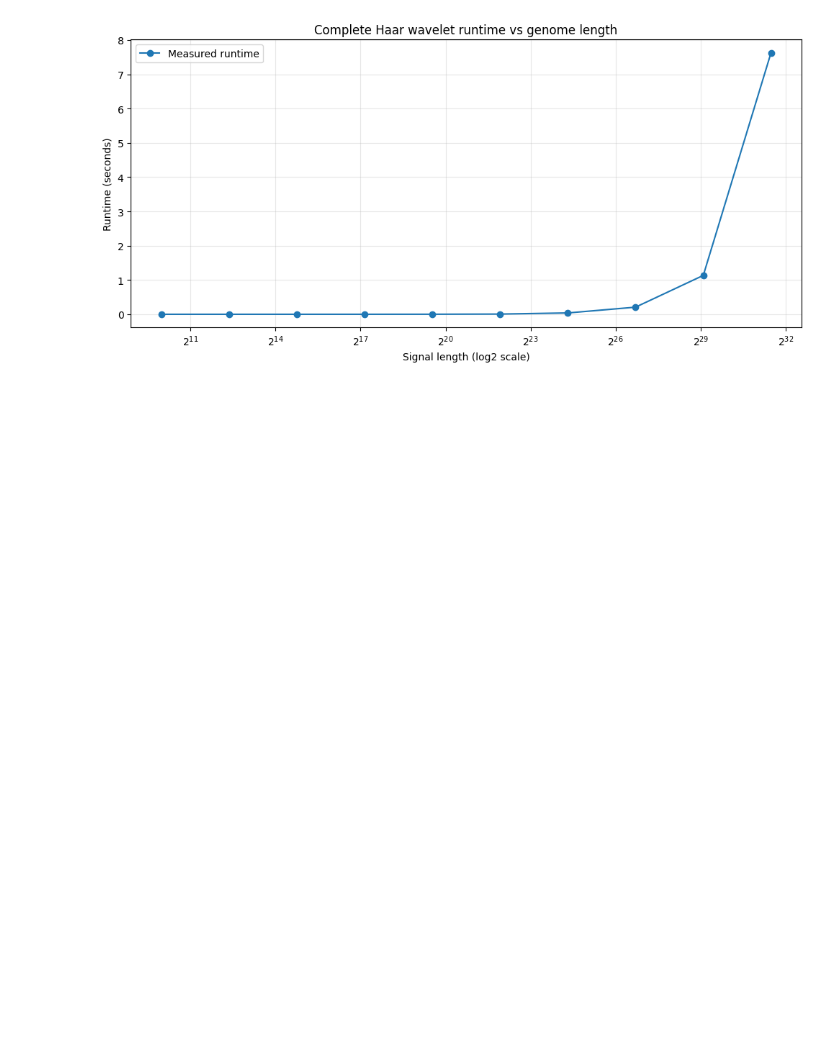
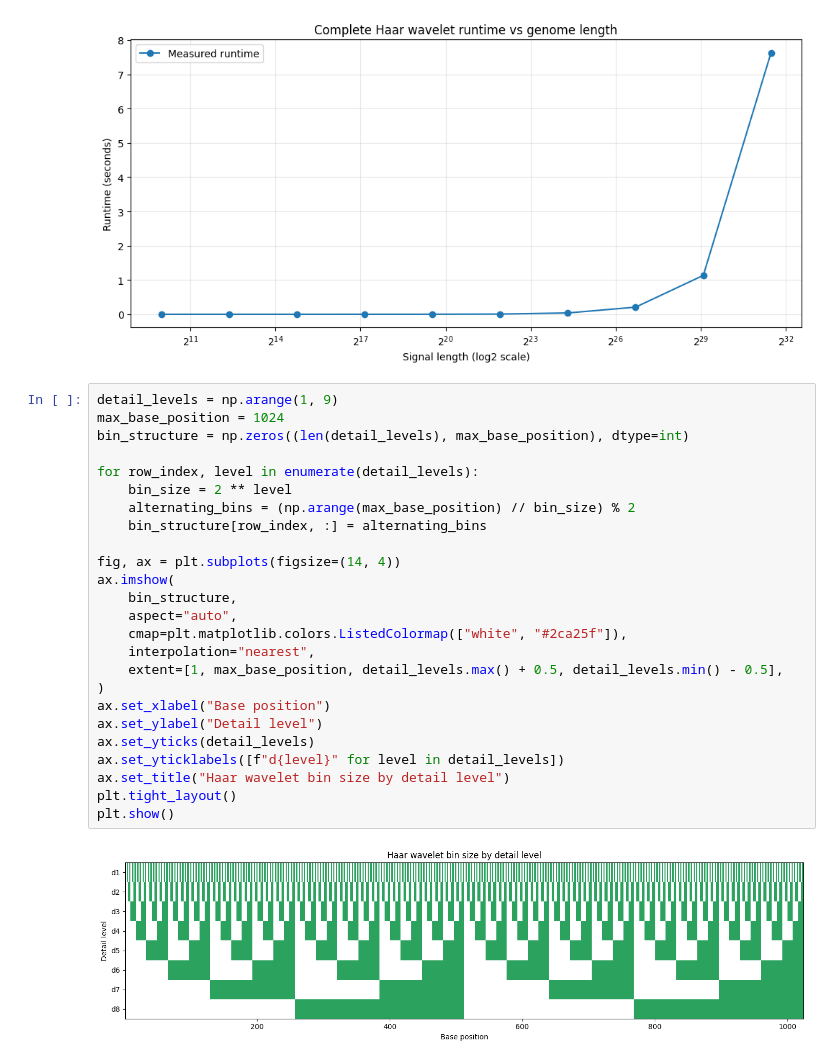
Before and after one commit to dpmcgonigle/applied-mathematics-5300-uml, a Jupyter notebook: wavelets_a_analysis.ipynb, the cells around one changed output. Saved outputs shown, nothing was run; the diff lists cells and outputs as text; blank space fills up the shorter version.

```diff
--- a/wavelets_a_analysis.ipynb
+++ b/wavelets_a_analysis.ipynb
@@ -1808,3 +1863,30 @@ plt.tight_layout()
 plt.show()
 # %% [output]
 [figure]
+# %%
+detail_levels = np.arange(1, 9)
+max_base_position = 1024
+bin_structure = np.zeros((len(detail_levels), max_base_position), dtype=int)
+
+for row_index, level in enumerate(detail_levels):
+    bin_size = 2 ** level
+    alternating_bins = (np.arange(max_base_position) // bin_size) % 2
+    bin_structure[row_index, :] = alternating_bins
+
+fig, ax = plt.subplots(figsize=(14, 4))
+ax.imshow(
+    bin_structure,
+    aspect="auto",
+    cmap=plt.matplotlib.colors.ListedColormap(["white", "#2ca25f"]),
+    interpolation="nearest",
+    extent=[1, max_base_position, detail_levels.max() + 0.5, detail_levels.min() - 0.5],
+)
+ax.set_xlabel("Base position")
+ax.set_ylabel("Detail level")
+ax.set_yticks(detail_levels)
+ax.set_yticklabels([f"d{level}" for level in detail_levels])
+ax.set_title("Haar wavelet bin size by detail level")
+plt.tight_layout()
+plt.show()
+# %% [output]
+[figure, added]
```
Also changed, not shown: parts of 2 cells of this notebook, 3 other files.
